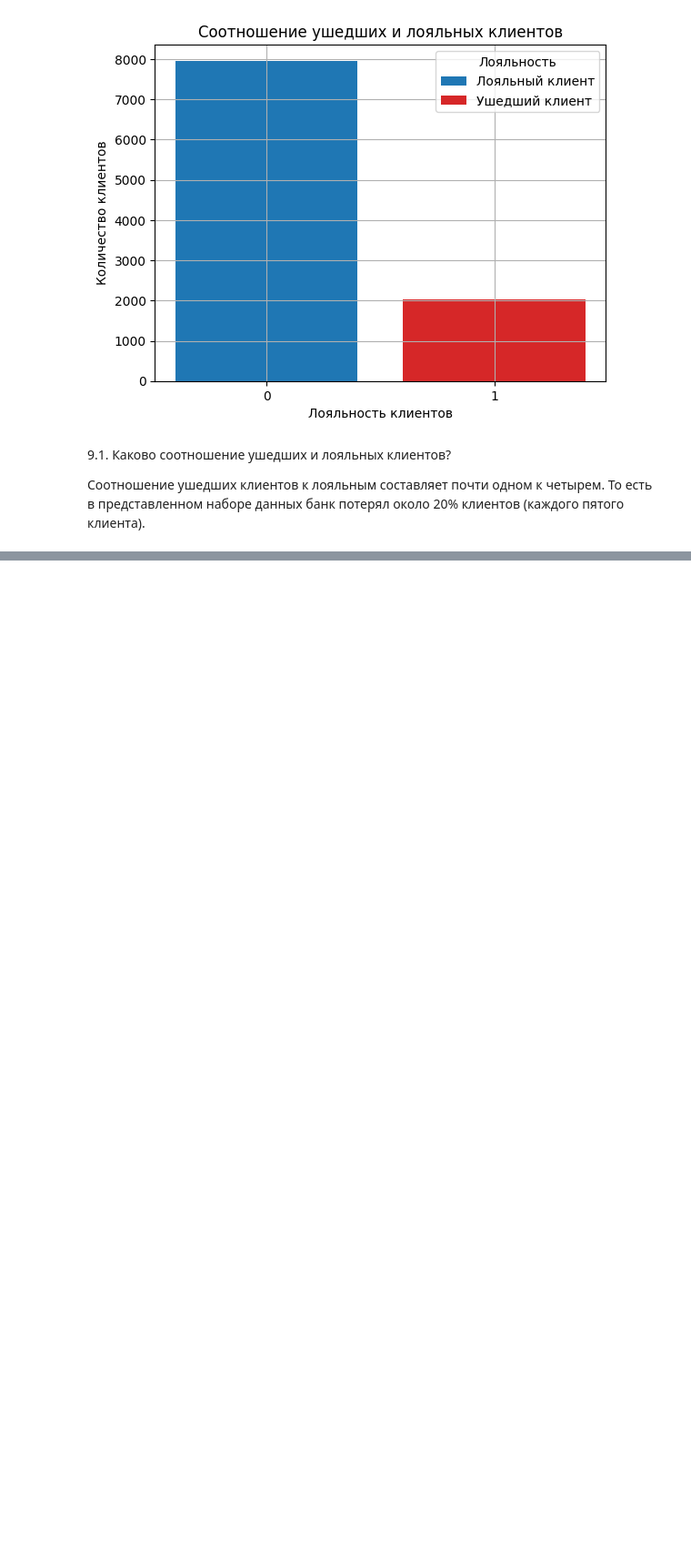
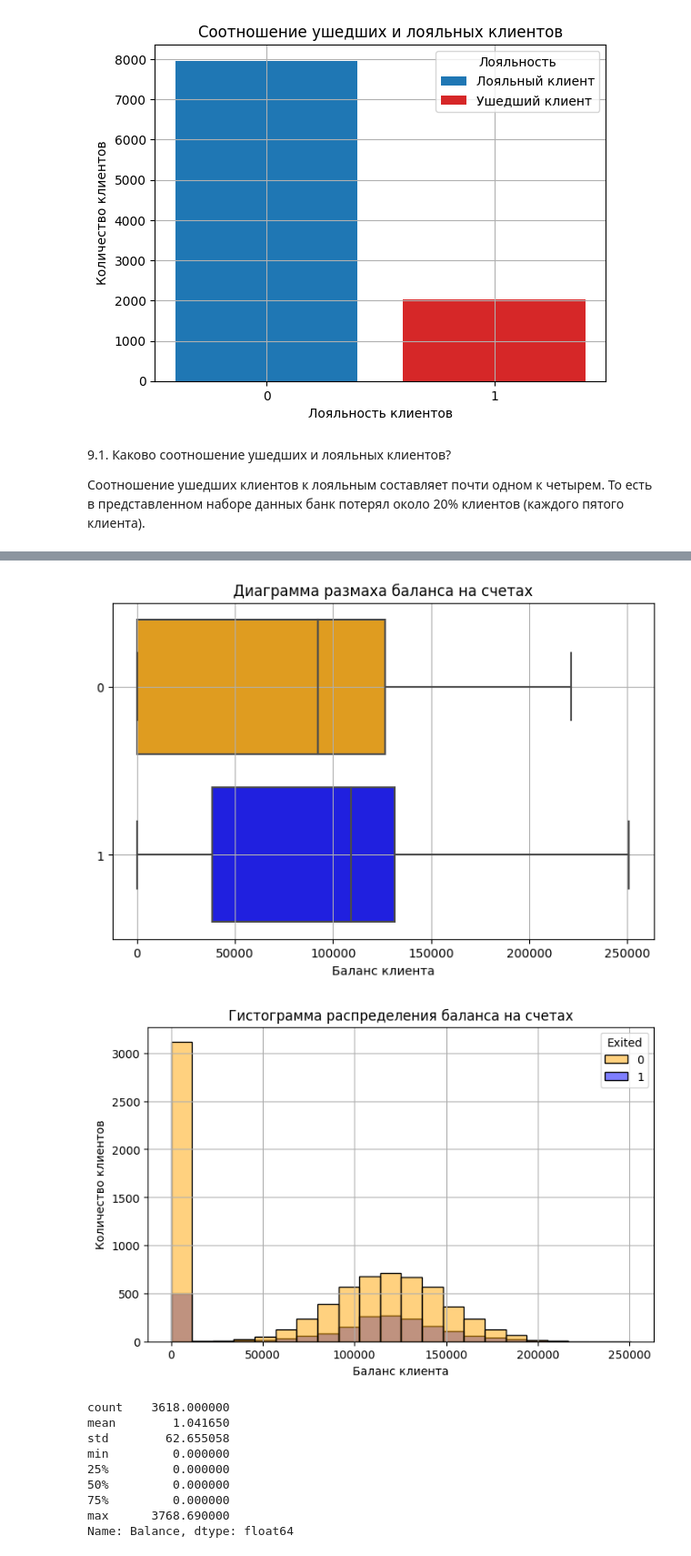
Before and after one commit to DmitVasilev/DS_1, a Jupyter notebook: project_0.5/module Python13.ipynb, the cells around one changed output, grey strips where cells are left out. Shown at 91% size. Saved outputs shown, nothing was run; the diff lists cells and outputs as text; code cells hidden in the pictures; blank space fills up the shorter version.

```diff
--- a/project_0.5/module Python13.ipynb
+++ b/project_0.5/module Python13.ipynb
@@ -108,0 +99,56 @@ hist.grid()
+# %%
+# 9.3. Посмотрите на распределение баланса клиента в разрезе признака оттока.
+# Как различаются суммы на накопительном счёте ушедших и лояльных клиентов?
+# Подумайте и напишите, с чем это может быть связано, что может не устраивать ушедших клиентов в банке.
+
+# Строим диаграмму размаха по балансу для ушедших (1) и лояльных (0) клиентов
+
+fig = plt.figure(figsize=(8, 5))
+box=sns.boxplot(
+    data=churn_data,
+    x='Balance',
+    y='Exited',
+    orient='h',
+    palette=['orange', 'blue']
+)
+box.set_title('Диаграмма размаха баланса на счетах')
+box.set_xlabel('Баланс клиента')
+box.set_ylabel('')
+box.grid()
+
+plt.show()
+
+# Чтобы понять почему минимум диаграммы для лояльных клиентов совпал с Q25 построим ступенчатую диаграмму
+fig = plt.figure(figsize=(8, 5))
+hist=sns.histplot(
+    data=churn_data,
+    x='Balance',
+    hue='Exited',
+    palette=['orange', 'blue']
+)
+hist.set_title('Гистограмма распределения баланса на счетах')
+hist.set_xlabel('Баланс клиента')
+hist.set_ylabel('Количество клиентов')
+hist.grid()
+
+plt.show()
+
+# Проверим статистику по клиентам с низким балансом
+low_balance = churn_data[churn_data['Balance'] < 10000]['Balance'].describe()
+display(low_balance)
+
+# Найдем количество клиентов в группе с балансом выше нуля
+count = churn_data[(churn_data['Balance'] < 10000) & (churn_data['Balance'] > 0)]
+display(count)
+# %% [output]
+[figure, added]
+[figure, added]
+count    3618.000000
+mean        1.041650
+std        62.655058
+min         0.000000
+25%         0.000000
+50%         0.000000
+75%         0.000000
+max      3768.690000
+Name: Balance, dtype: float64
```
Also changed, not shown: parts of 12 cells of this notebook, 2 other files.
